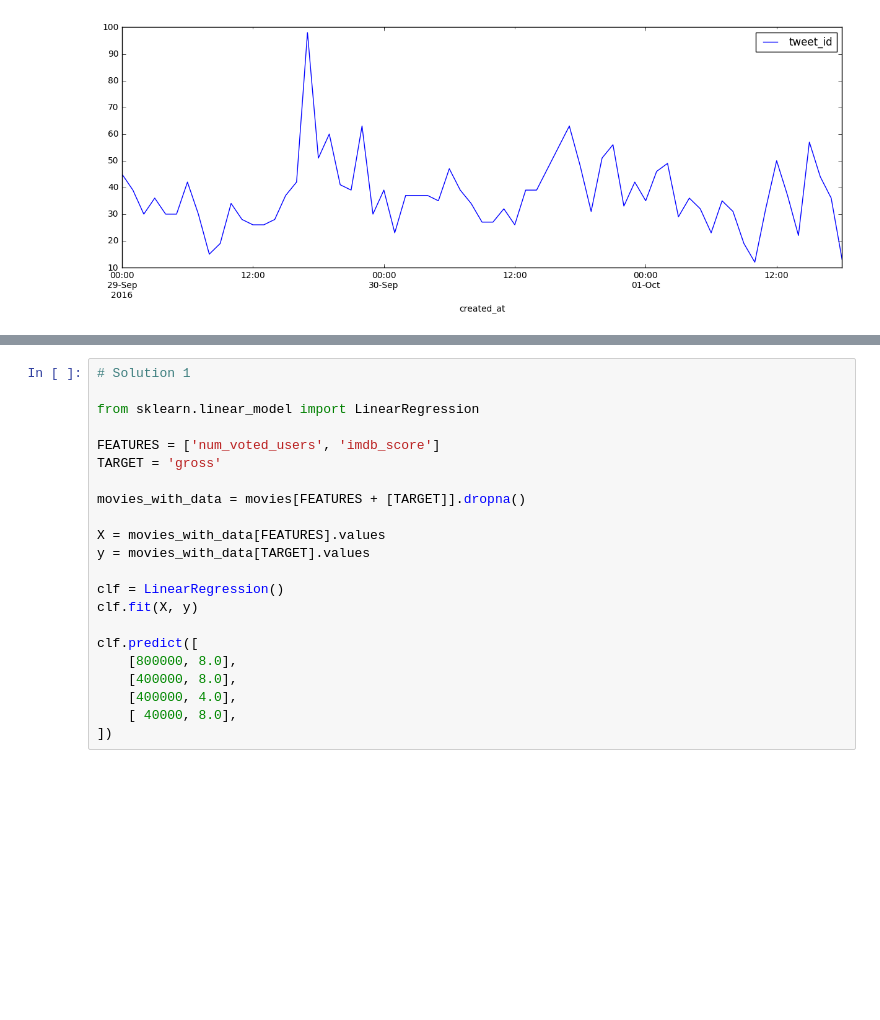
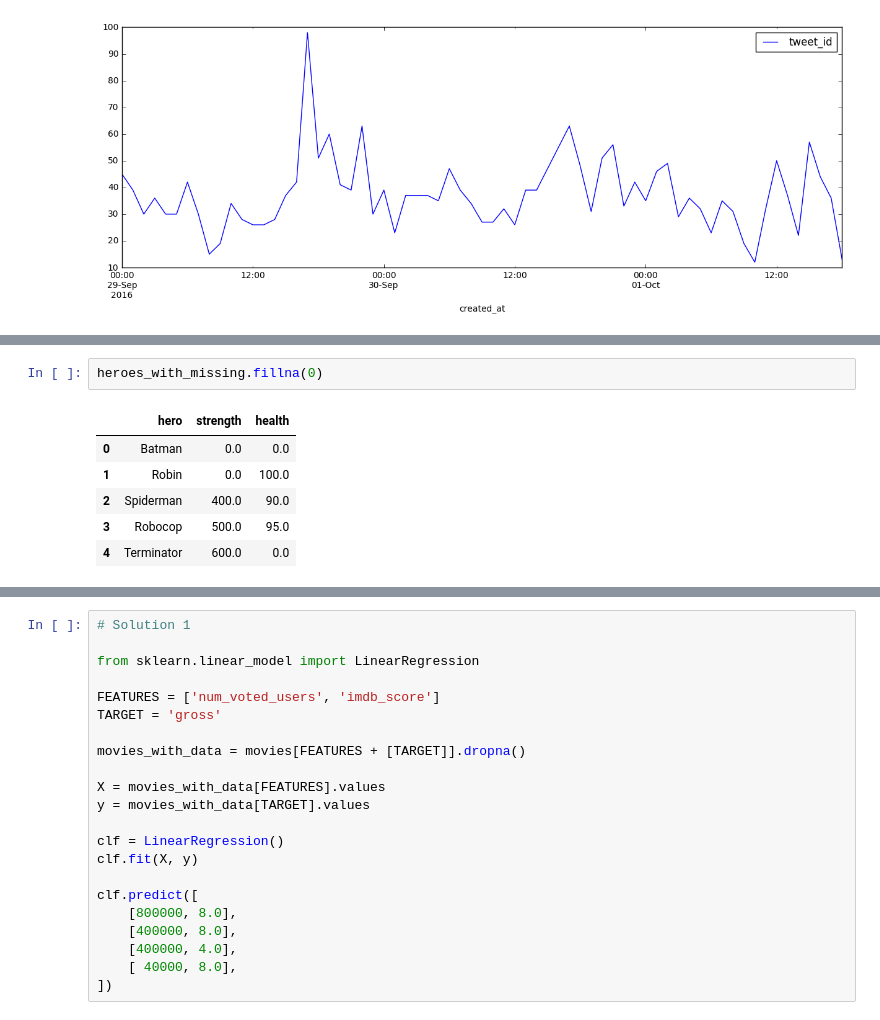
Before and after one commit to grechut/first-steps-with-pandas, a Jupyter notebook: pyconpl-workshop/first-steps-with-pandas-with-solutions.ipynb, the cells around one changed output, grey strips where cells are left out. Drawn from its saved outputs; the diff is of its cells as text; blank space fills up the shorter version.

```diff
--- a/pyconpl-workshop/first-steps-with-pandas-with-solutions.ipynb
+++ b/pyconpl-workshop/first-steps-with-pandas-with-solutions.ipynb
@@ -1525,0 +1496,9 @@ movies[['num_voted_users', 'imdb_score', 'gross']].head()
+# %%
+heroes_with_missing.fillna(0)
+# %% [output]
+|  | hero | strength | health |
+| 0 | Batman | 0.0 | 0.0 |
+| 1 | Robin | 0.0 | 100.0 |
+| 2 | Spiderman | 400.0 | 90.0 |
+| 3 | Robocop | 500.0 | 95.0 |
+| 4 | Terminator | 600.0 | 0.0 |
```
Also changed, not shown: parts of 19 cells of this notebook, 2 other files.
